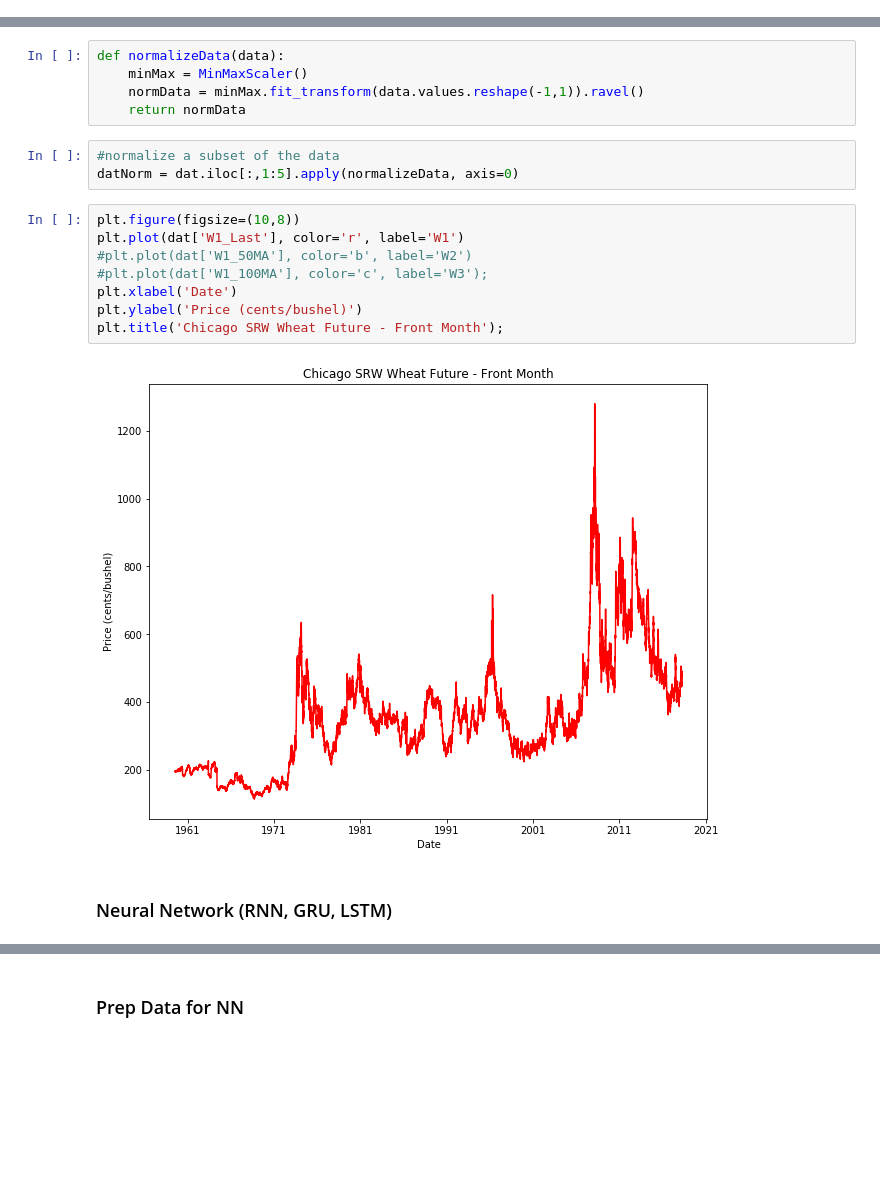
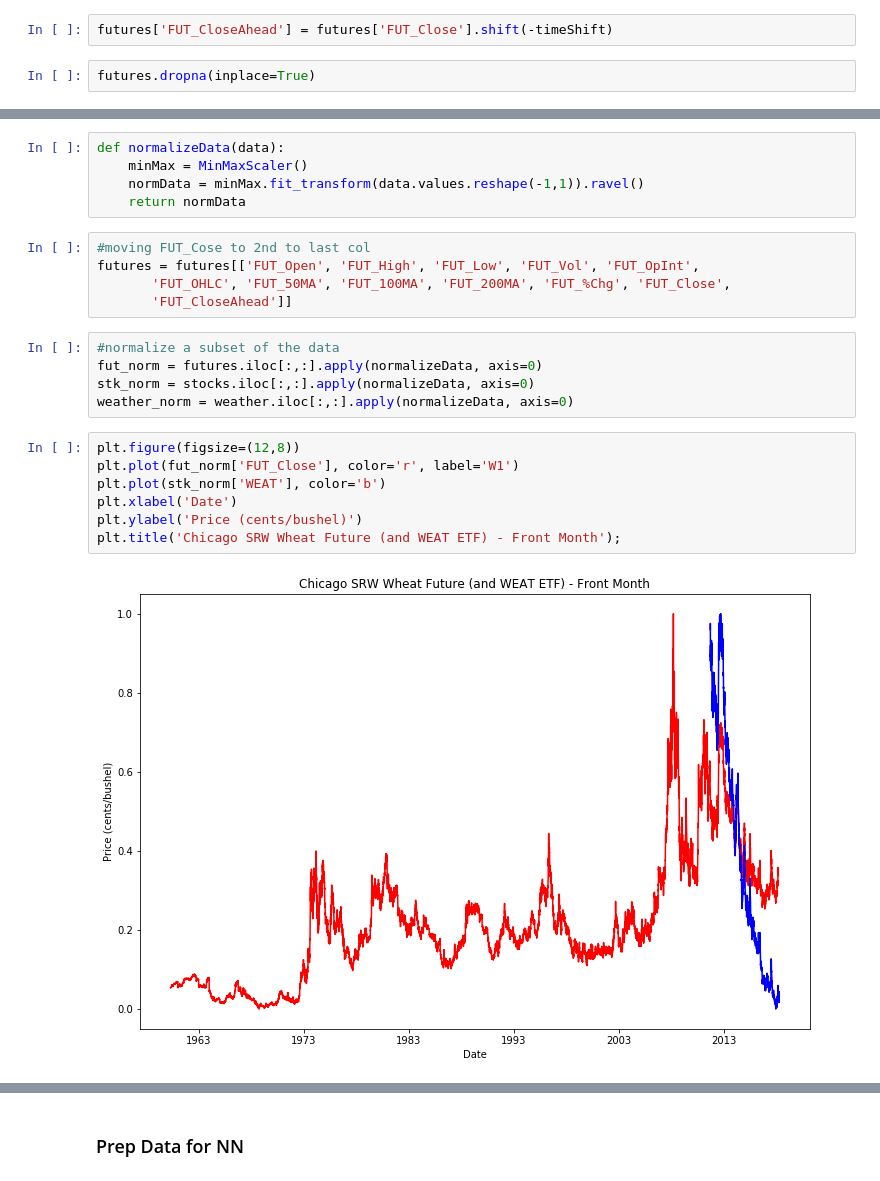
Before and after one commit to andrewredd/aa-project, a Jupyter notebook: futures_data.ipynb, the cells around one changed output, grey strips where cells are left out. Drawn from its saved outputs; the diff is of its cells as text; blank space fills up the shorter version.

```diff
--- a/futures_data.ipynb
+++ b/futures_data.ipynb
@@ -203,3 +212,7 @@ import os
+# %%
+futures['FUT_CloseAhead'] = futures['FUT_Close'].shift(-timeShift)
+# %%
+futures.dropna(inplace=True)
 # %% [markdown]
 ### Normalize the data  (call function for whichever cols we want to normalize)
 # %%
@@ -207,18 +220,22 @@ def normalizeData(data):
     minMax = MinMaxScaler()
     normData = minMax.fit_transform(data.values.reshape(-1,1)).ravel()
     return normData
+# %%
+#moving FUT_Cose to 2nd to last col
+futures = futures[['FUT_Open', 'FUT_High', 'FUT_Low', 'FUT_Vol', 'FUT_OpInt',
+       'FUT_OHLC', 'FUT_50MA', 'FUT_100MA', 'FUT_200MA', 'FUT_%Chg', 'FUT_Close',
+       'FUT_CloseAhead']]
 # %%
 #normalize a subset of the data
-datNorm = dat.iloc[:,1:5].apply(normalizeData, axis=0)
+fut_norm = futures.iloc[:,:].apply(normalizeData, axis=0)
+stk_norm = stocks.iloc[:,:].apply(normalizeData, axis=0)
+weather_norm = weather.iloc[:,:].apply(normalizeData, axis=0)
 # %%
-plt.figure(figsize=(10,8))
-plt.plot(dat['W1_Last'], color='r', label='W1')
-#plt.plot(dat['W1_50MA'], color='b', label='W2')
-#plt.plot(dat['W1_100MA'], color='c', label='W3');
+plt.figure(figsize=(12,8))
+plt.plot(fut_norm['FUT_Close'], color='r', label='W1')
+plt.plot(stk_norm['WEAT'], color='b')
 plt.xlabel('Date')
 plt.ylabel('Price (cents/bushel)')
-plt.title('Chicago SRW Wheat Future - Front Month');
+plt.title('Chicago SRW Wheat Future (and WEAT ETF) - Front Month');
 # %% [output]
-[figure, old version]
+[figure, new version]
-# %% [markdown]
-### Neural Network (RNN, GRU, LSTM)
```
Also changed, not shown: parts of 68 cells of this notebook.
